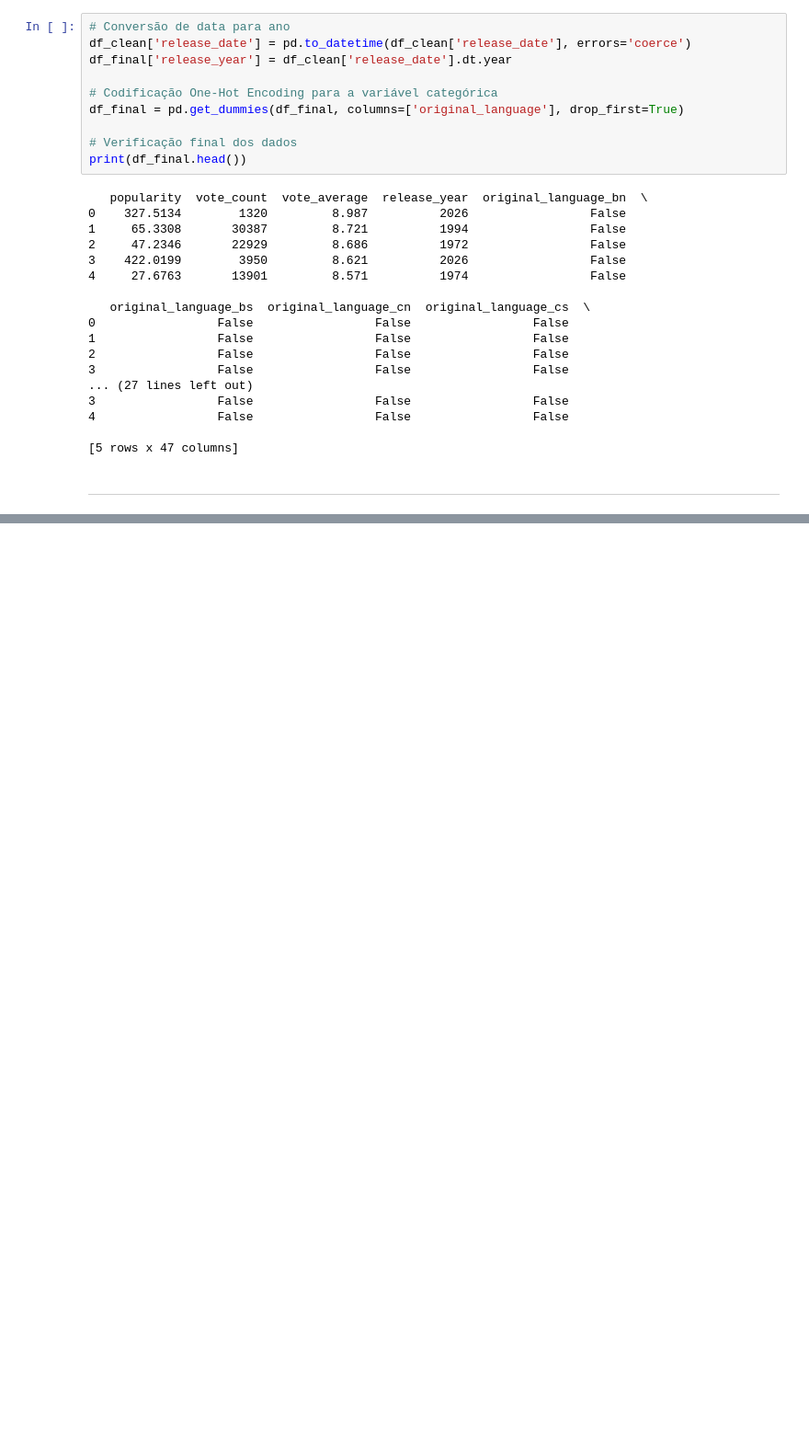
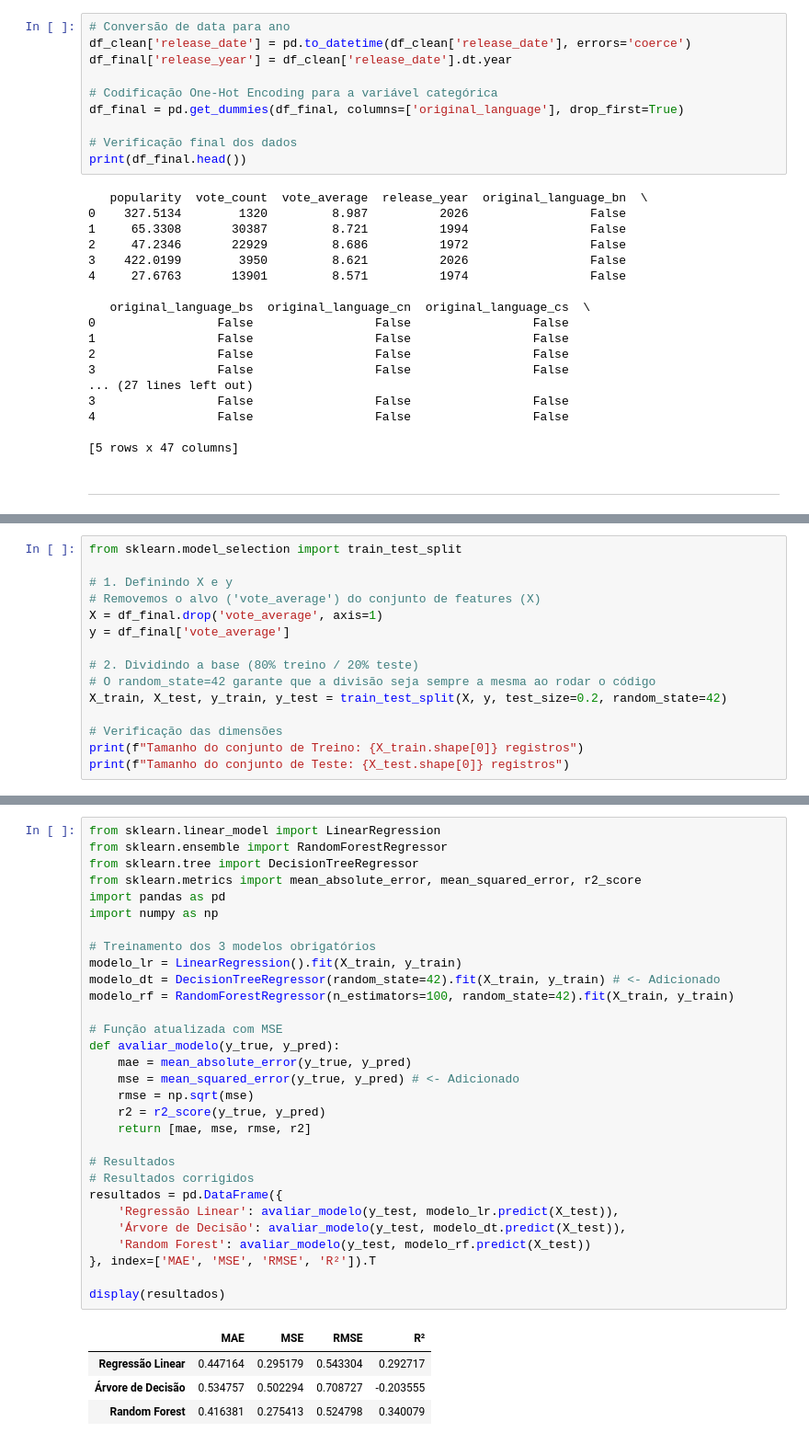
Before and after one commit to henric00/PROJETO_IA, a Jupyter notebook: Projeto_Final.ipynb, the cells around one changed output, grey strips where cells are left out. Shown at 92% size. Cells and saved outputs as stored; diff of their text form; blank space fills up the shorter version.

Commit message:
Finalização do projeto

```diff
--- a/Projeto_Final.ipynb
+++ b/Projeto_Final.ipynb
@@ -322,0 +325,15 @@ O conjunto de teste foi isolado no início do processo e não foi utilizado em n
+# %%
+from sklearn.model_selection import train_test_split
+
+# 1. Definindo X e y
+# Removemos o alvo ('vote_average') do conjunto de features (X)
+X = df_final.drop('vote_average', axis=1)
+y = df_final['vote_average']
+
+# 2. Dividindo a base (80% treino / 20% teste)
+# O random_state=42 garante que a divisão seja sempre a mesma ao rodar o código
+X_train, X_test, y_train, y_test = train_test_split(X, y, test_size=0.2, random_state=42)
+
+# Verificação das dimensões
+print(f"Tamanho do conjunto de Treino: {X_train.shape[0]} registros")
+print(f"Tamanho do conjunto de Teste: {X_test.shape[0]} registros")
@@ -322,0 +346,35 @@ O conjunto de teste foi isolado no início do processo e não foi utilizado em n
+# %%
+from sklearn.linear_model import LinearRegression
+from sklearn.ensemble import RandomForestRegressor
+from sklearn.tree import DecisionTreeRegressor
+from sklearn.metrics import mean_absolute_error, mean_squared_error, r2_score
+import pandas as pd
+import numpy as np
+
+# Treinamento dos 3 modelos obrigatórios
+modelo_lr = LinearRegression().fit(X_train, y_train)
+modelo_dt = DecisionTreeRegressor(random_state=42).fit(X_train, y_train) # <- Adicionado
+modelo_rf = RandomForestRegressor(n_estimators=100, random_state=42).fit(X_train, y_train)
+
+# Função atualizada com MSE
+def avaliar_modelo(y_true, y_pred):
+    mae = mean_absolute_error(y_true, y_pred)
+    mse = mean_squared_error(y_true, y_pred) # <- Adicionado
+    rmse = np.sqrt(mse)
+    r2 = r2_score(y_true, y_pred)
+    return [mae, mse, rmse, r2]
+
+# Resultados
+# Resultados corrigidos
+resultados = pd.DataFrame({
+    'Regressão Linear': avaliar_modelo(y_test, modelo_lr.predict(X_test)),
+    'Árvore de Decisão': avaliar_modelo(y_test, modelo_dt.predict(X_test)),
+    'Random Forest': avaliar_modelo(y_test, modelo_rf.predict(X_test))
+}, index=['MAE', 'MSE', 'RMSE', 'R²']).T
+
+display(resultados)
+# %% [output]
+|  | MAE | MSE | RMSE | R² |
+| Regressão Linear | 0.447164 | 0.295179 | 0.543304 | 0.292717 |
+| Árvore de Decisão | 0.534757 | 0.502294 | 0.708727 | -0.203555 |
+| Random Forest | 0.416381 | 0.275413 | 0.524798 | 0.340079 |
```
Also changed, not shown: parts of 21 cells of this notebook.
